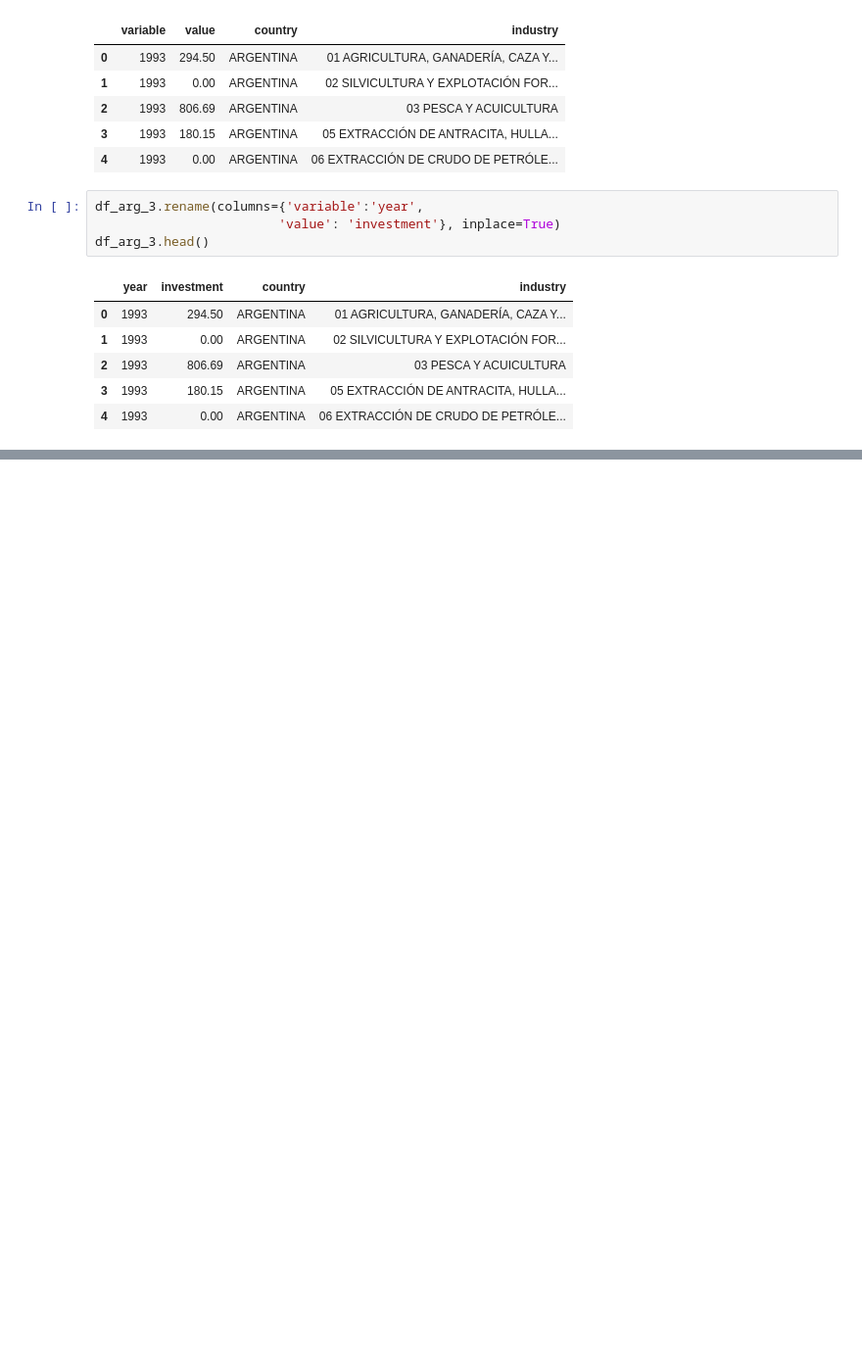
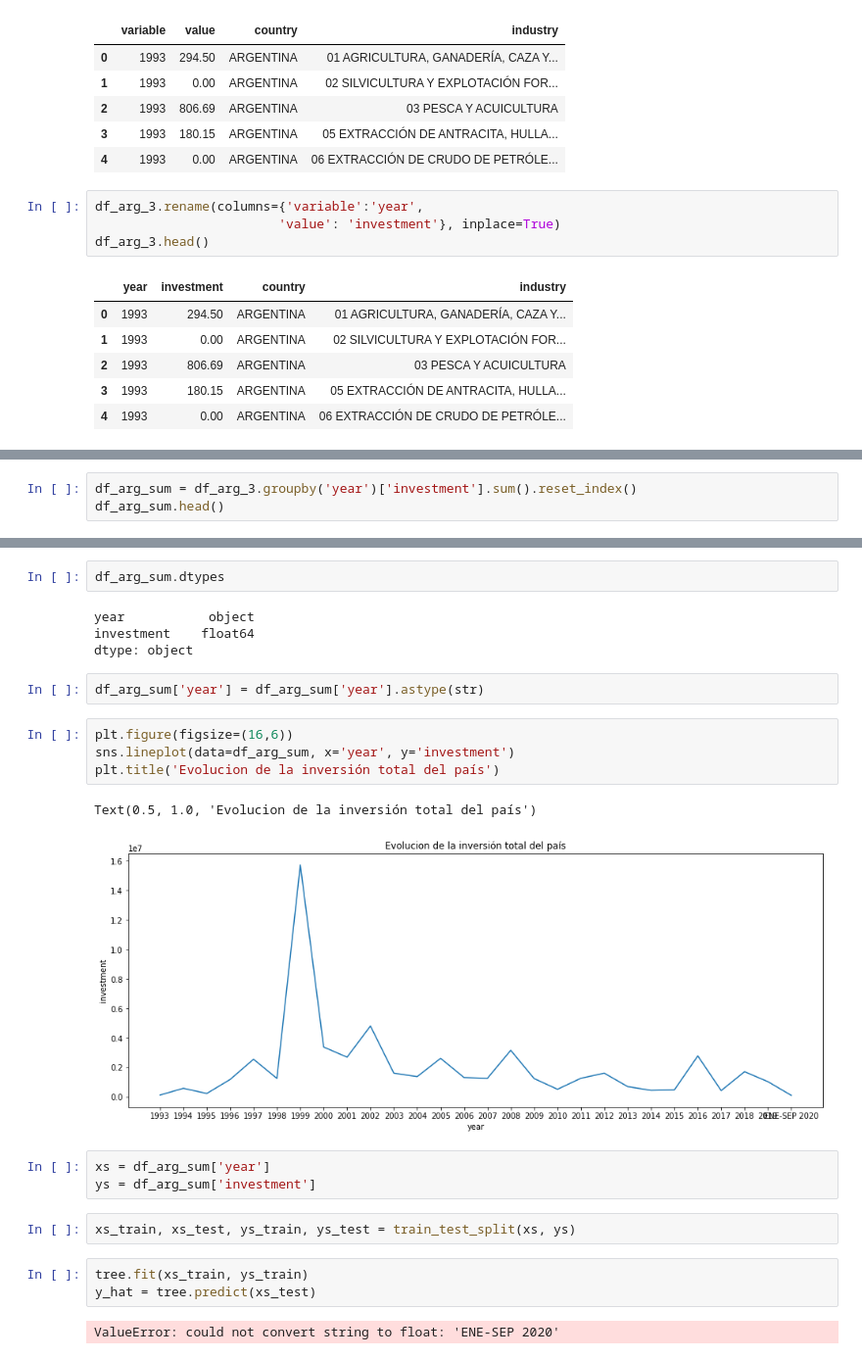
Before and after one commit to Afri-cola/Kschool-TFM, a Jupyter notebook: Inversion española en LATAM.ipynb, the cells around one changed output, grey strips where cells are left out. Shown at 98% size. Cells and saved outputs as stored; diff of their text form; blank space fills up the shorter version.

```diff
--- a/Inversion española en LATAM.ipynb
+++ b/Inversion española en LATAM.ipynb
@@ -213,0 +216,3 @@ lr = LinearRegression()
+# %%
+df_arg_sum = df_arg_3.groupby('year')['investment'].sum().reset_index()
+df_arg_sum.head()
@@ -213,0 +226,25 @@ lr = LinearRegression()
+# %%
+df_arg_sum.dtypes
+# %% [output]
+year           object
+investment    float64
+dtype: object
+# %%
+df_arg_sum['year'] = df_arg_sum['year'].astype(str)
+# %%
+plt.figure(figsize=(16,6))
+sns.lineplot(data=df_arg_sum, x='year', y='investment')
+plt.title('Evolucion de la inversión total del país')
+# %% [output]
+Text(0.5, 1.0, 'Evolucion de la inversión total del país')
+[figure, added]
+# %%
+xs = df_arg_sum['year']
+ys = df_arg_sum['investment']
+# %%
+xs_train, xs_test, ys_train, ys_test = train_test_split(xs, ys)
+# %%
+tree.fit(xs_train, ys_train)
+y_hat = tree.predict(xs_test)
+# %% [output]
+ValueError: could not convert string to float: 'ENE-SEP 2020'
```
Also changed, not shown: parts of 4 cells of this notebook.
